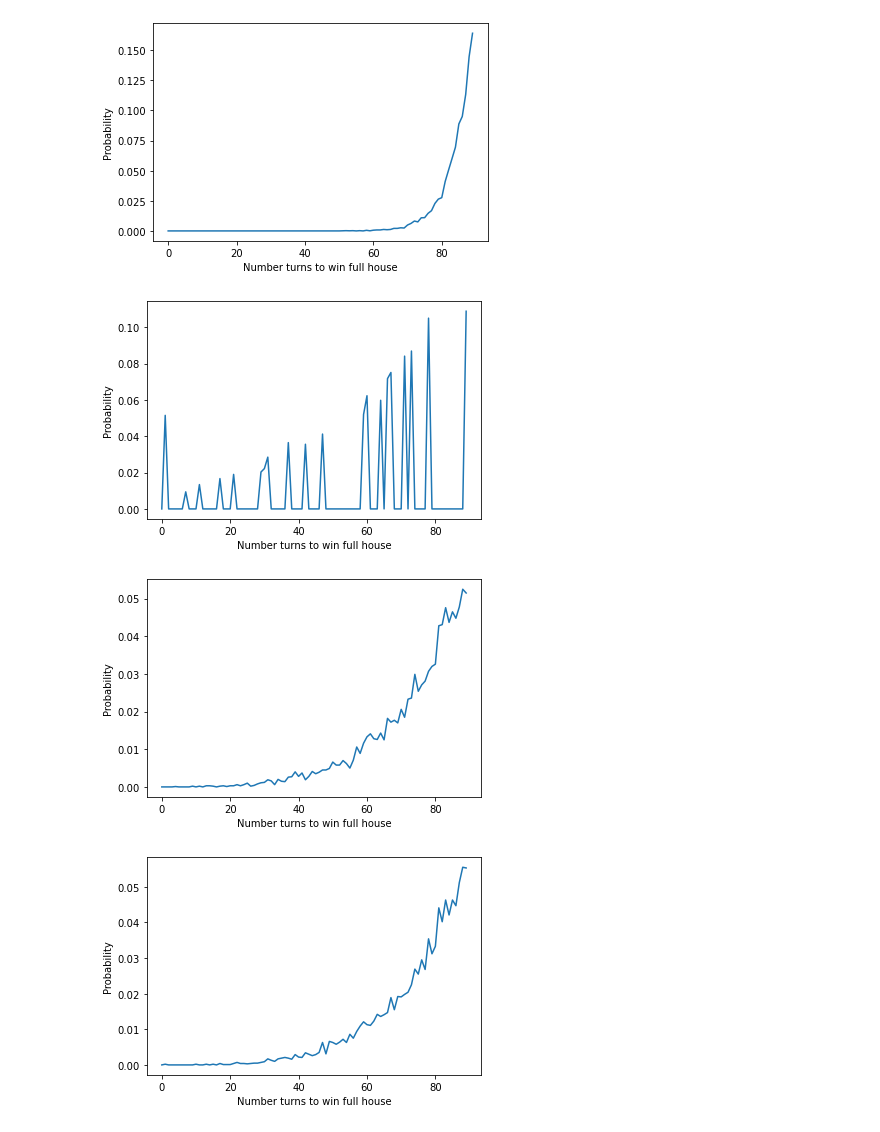
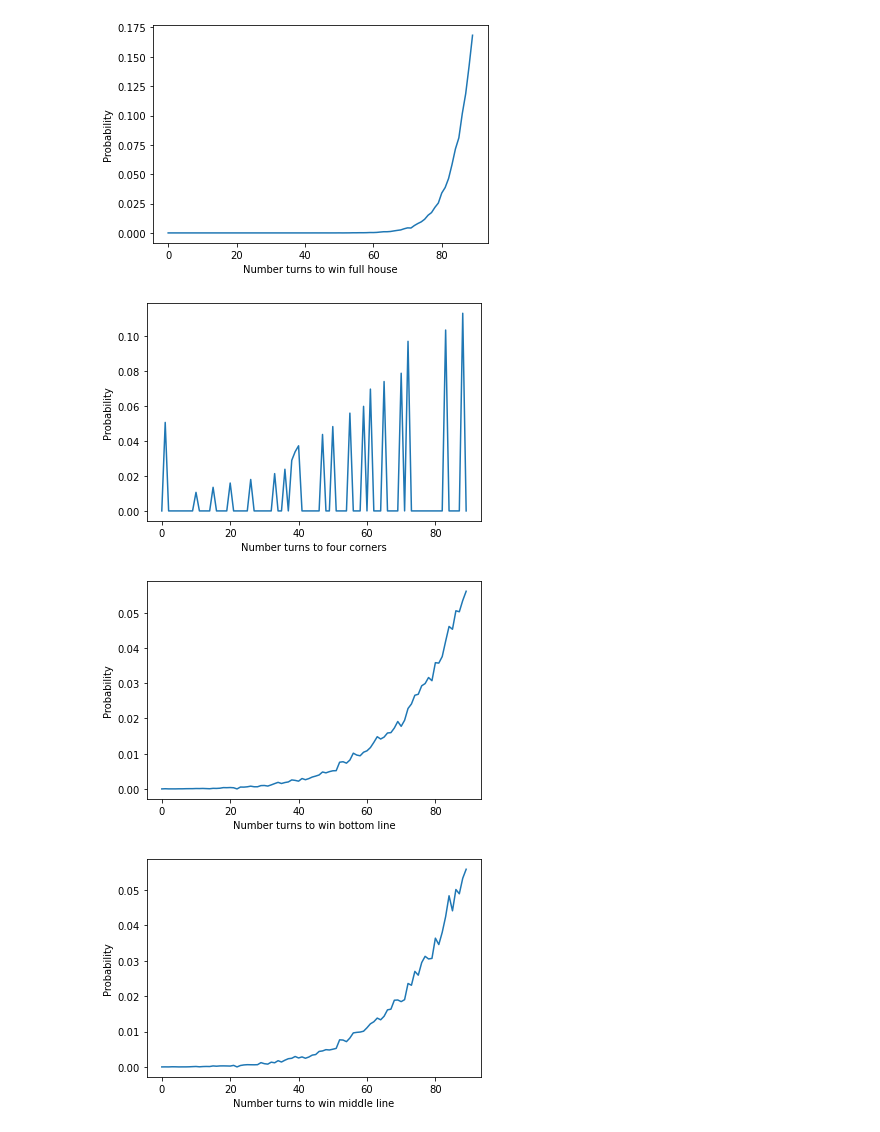
Before and after one commit to rajeswarim81/Prombola, a Jupyter notebook: StrategiesDistribution.ipynb, the cells around one changed output. Saved outputs shown, nothing was run; the diff lists cells and outputs as text; code cells hidden in the pictures.

```diff
--- a/StrategiesDistribution.ipynb
+++ b/StrategiesDistribution.ipynb
@@ -177,10 +177,15 @@ def call_game(calling_number_sequence):
 
 
 winningTurnDistribution = np.zeros((6, 90)) #six winning strategies and 90 turns
-iters = 10000
+iters = 100000 #simulations = 10^5
 for i in range(iters):
     strategies_winning_turn = call_game(calling_number_sequence)
     for each in range(1,len(strategies_winning_turn)):
         winningTurnDistribution[each-1, strategies_winning_turn[each]] +=1
-for each in range(6):
-    winningTurnDistribution[each] = winningTurnDistribution[each]/iters
+# %%
+avg = []
+for each in range(6):
+    winningTurnDistribution[each] = winningTurnDistribution[each]/iters
+    print(np.arange(1,91).shape)
+    avg.append(np.average((np.arange(1,91)), weights=winningTurnDistribution[each]))
+print(avg)
@@ -190,27 +203,27 @@ plt.xlabel("Number turns to win full house")
 plt.ylabel("Probability")
 plt.show()
 # %% [output]
-[figure, old version]
+[figure, new version]
 # %%
 plt.plot(winningTurnDistribution[1])
-plt.xlabel("Number turns to win full house")
+plt.xlabel("Number turns to four corners")
 plt.ylabel("Probability")
 plt.show()
 # %% [output]
-[figure, old version]
+[figure, new version]
 # %%
 plt.plot(winningTurnDistribution[2])
-plt.xlabel("Number turns to win full house")
+plt.xlabel("Number turns to win bottom line")
 plt.ylabel("Probability")
 plt.show()
 # %% [output]
-[figure, old version]
+[figure, new version]
 # %%
 plt.plot(winningTurnDistribution[3])
-plt.xlabel("Number turns to win full house")
+plt.xlabel("Number turns to win middle line")
 plt.ylabel("Probability")
 plt.show()
 # %% [output]
-[figure, old version]
+[figure, new version]
 # %%
 plt.plot(winningTurnDistribution[4])
```
Also changed, not shown: parts of 4 cells of this notebook.
